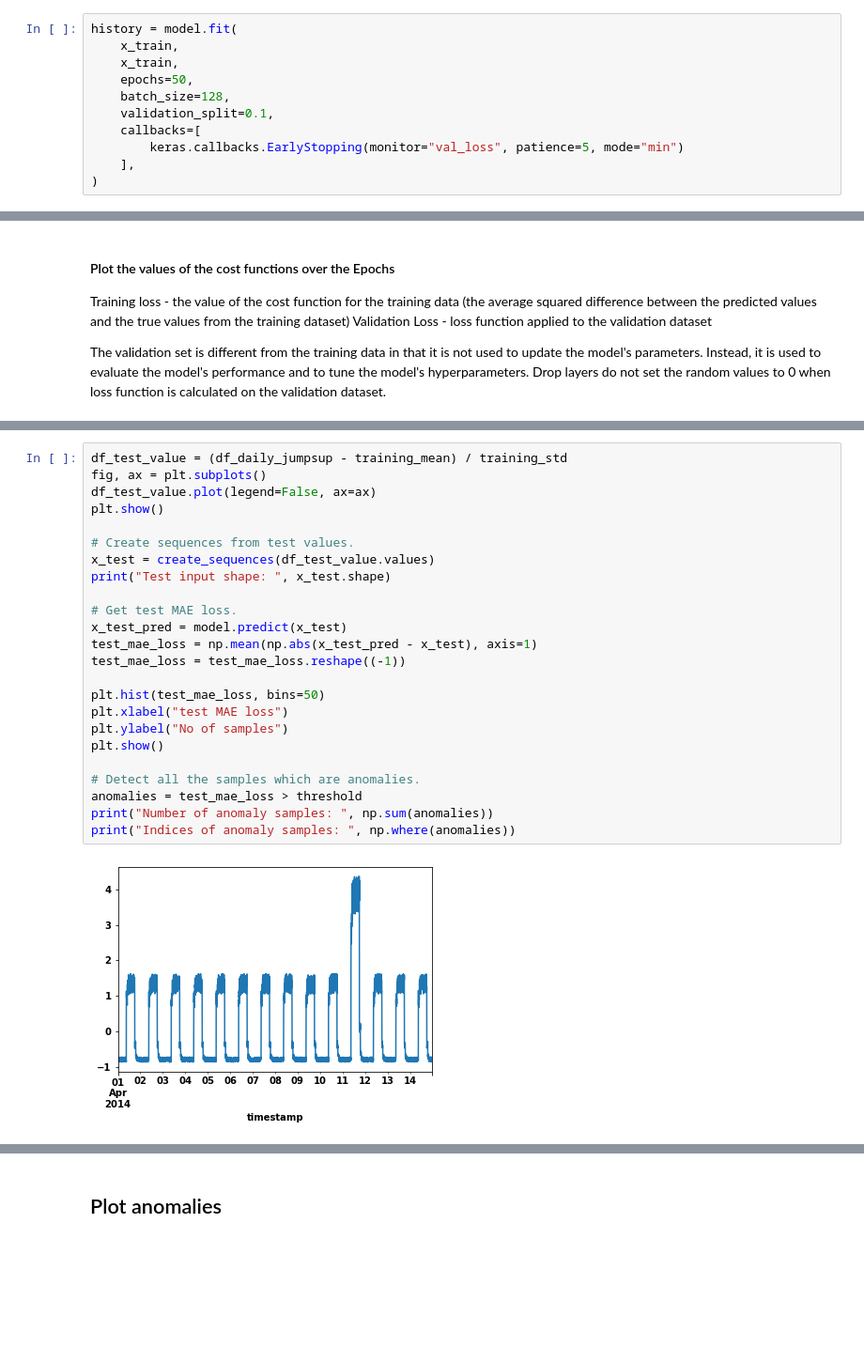
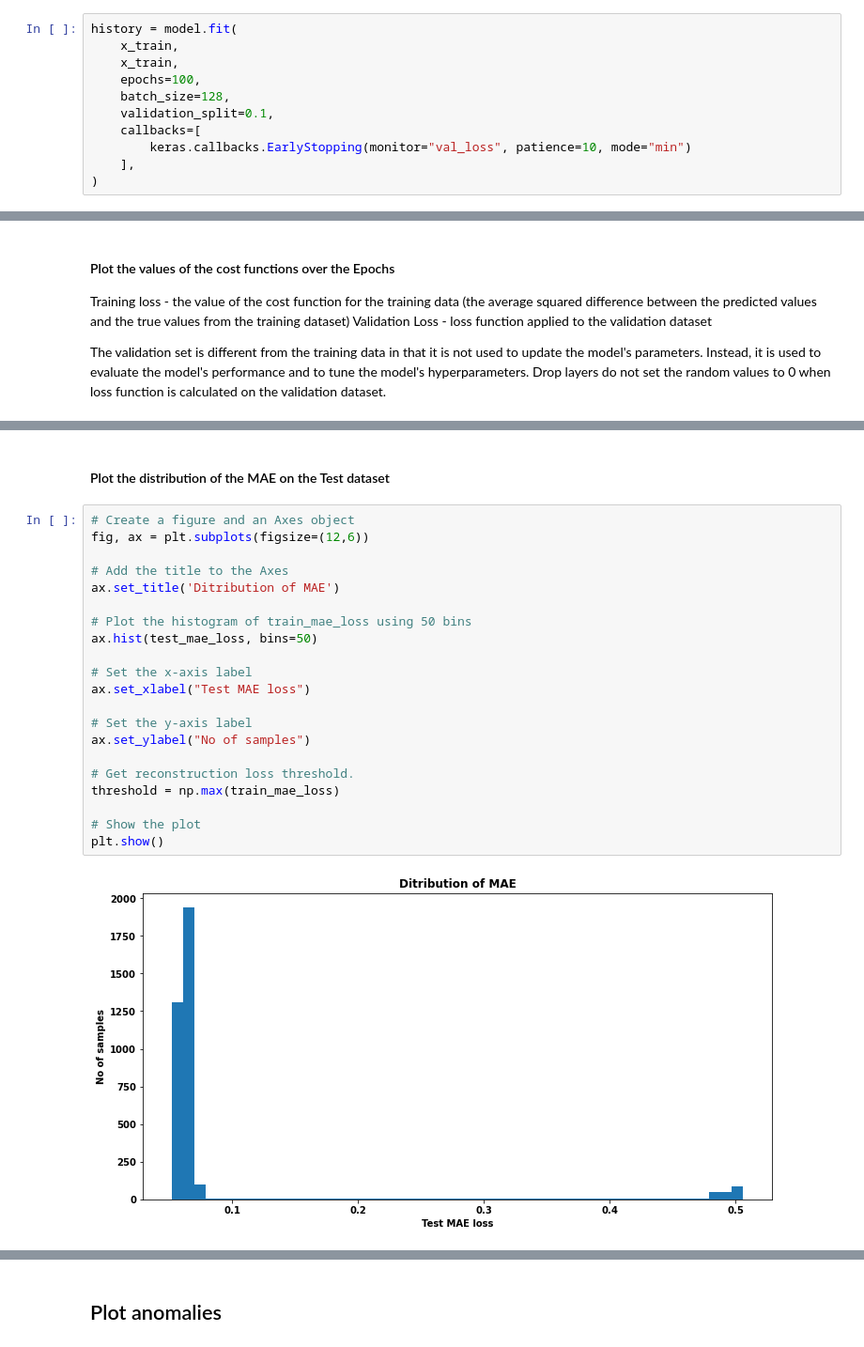
Before and after one commit to przemekbil/ML_and_stats, a Jupyter notebook: Assessments/Topic 5 - Time Series anomaly detection example.ipynb, the cells around one changed output, grey strips where cells are left out. Shown: that part at 94% size. Drawn from its saved outputs; the diff is of its cells as text; blank space fills up the shorter version.

```diff
--- a/Assessments/Topic 5 - Time Series anomaly detection example.ipynb
+++ b/Assessments/Topic 5 - Time Series anomaly detection example.ipynb
@@ -527,11 +540,11 @@ In the cell below, the fit method of the model object is being called to train t
 history = model.fit(
     x_train,
     x_train,
-    epochs=50,
+    epochs=100,
     batch_size=128,
     validation_split=0.1,
     callbacks=[
-        keras.callbacks.EarlyStopping(monitor="val_loss", patience=5, mode="min")
+        keras.callbacks.EarlyStopping(monitor="val_loss", patience=10, mode="min")
     ],
 )
 # %% [output]
@@ -615,26 +733,25 @@ plt.show()
+# %% [markdown]
+#### Plot the distribution of the MAE on the Test dataset
 # %%
-df_test_value = (df_daily_jumpsup - training_mean) / training_std
-fig, ax = plt.subplots()
-df_test_value.plot(legend=False, ax=ax)
+# Create a figure and an Axes object
+fig, ax = plt.subplots(figsize=(12,6))
+
+# Add the title to the Axes
+ax.set_title('Ditribution of MAE')
+
+# Plot the histogram of train_mae_loss using 50 bins
+ax.hist(test_mae_loss, bins=50)
+
+# Set the x-axis label
+ax.set_xlabel("Test MAE loss")
+
+# Set the y-axis label
+ax.set_ylabel("No of samples")
+
+# Get reconstruction loss threshold.
+threshold = np.max(train_mae_loss)
+
+# Show the plot
 plt.show()
-
-# Create sequences from test values.
-x_test = create_sequences(df_test_value.values)
-print("Test input shape: ", x_test.shape)
-
-# Get test MAE loss.
-x_test_pred = model.predict(x_test)
-test_mae_loss = np.mean(np.abs(x_test_pred - x_test), axis=1)
-test_mae_loss = test_mae_loss.reshape((-1))
-
-plt.hist(test_mae_loss, bins=50)
-plt.xlabel("test MAE loss")
-plt.ylabel("No of samples")
-plt.show()
-
-# Detect all the samples which are anomalies.
-anomalies = test_mae_loss > threshold
-print("Number of anomaly samples: ", np.sum(anomalies))
-print("Indices of anomaly samples: ", np.where(anomalies))
 # %% [output]
-[figure, old version]
+[figure, new version]
```
Also changed, not shown: parts of 24 cells of this notebook.
